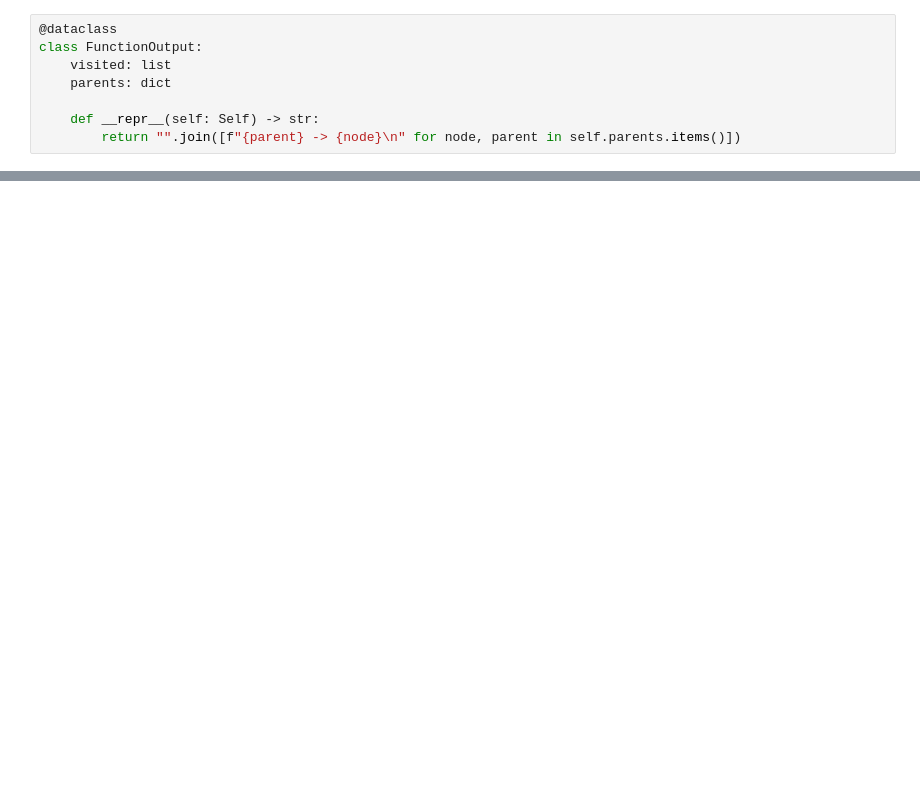
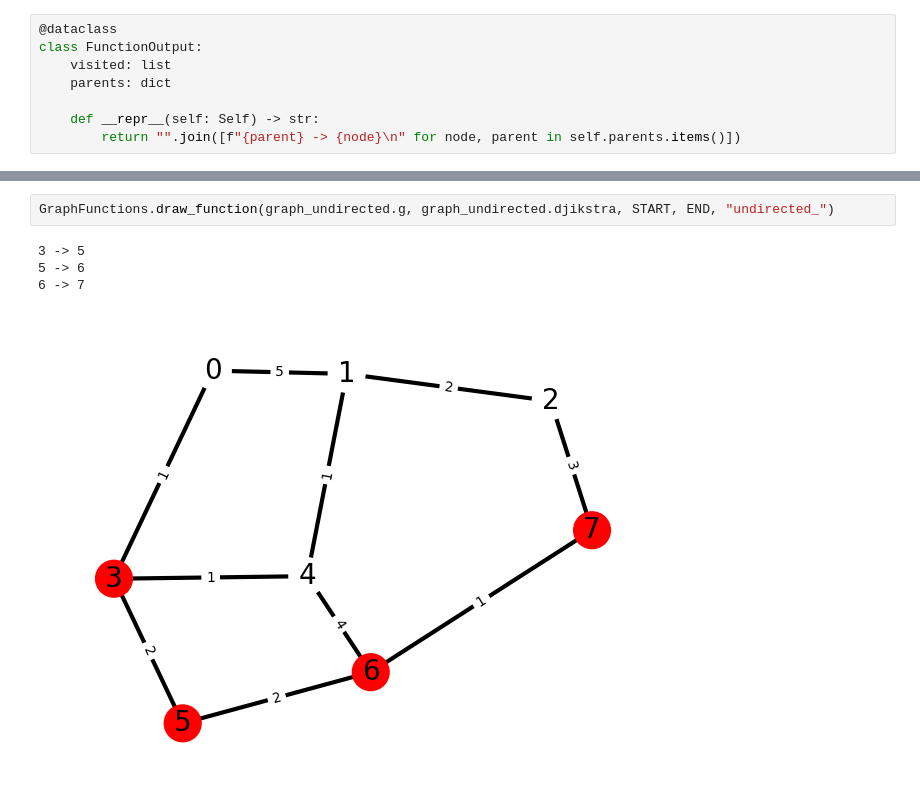
Before and after one commit to karolcieply/studia, a Jupyter notebook: SemestrVI/hmo/hmo_notebook.ipynb, the cells around one changed output, grey strips where cells are left out. Drawn from its saved outputs; the diff is of its cells as text; blank space fills up the shorter version.

```diff
--- a/SemestrVI/hmo/hmo_notebook.ipynb
+++ b/SemestrVI/hmo/hmo_notebook.ipynb
@@ -290,0 +286,7 @@ MovieWriter imagemagick unavailable; using Pillow instead.
+# %%
+GraphFunctions.draw_function(graph_undirected.g, graph_undirected.djikstra, START, END, "undirected_")
+# %% [output]
+3 -> 5
+5 -> 6
+6 -> 7
+[figure, added]
```
Also changed, not shown: parts of 15 cells of this notebook, 13 other files.
